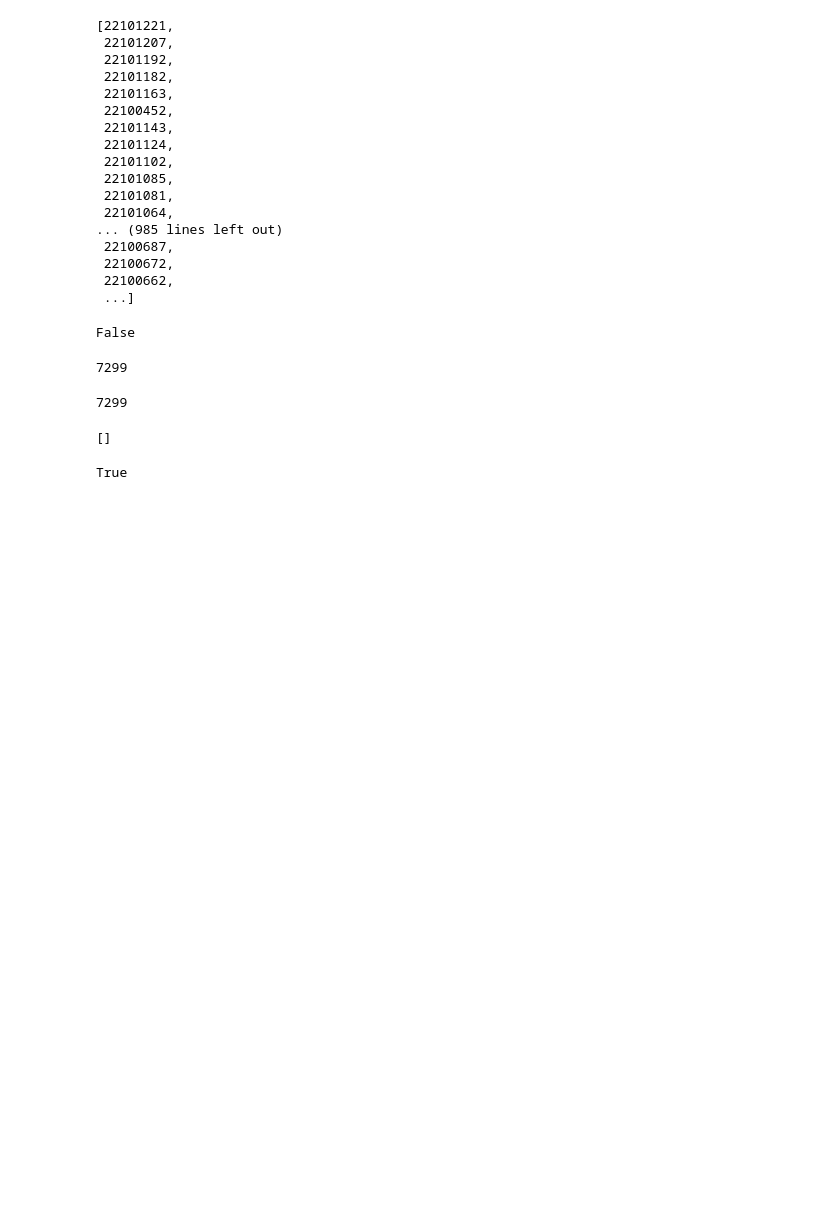
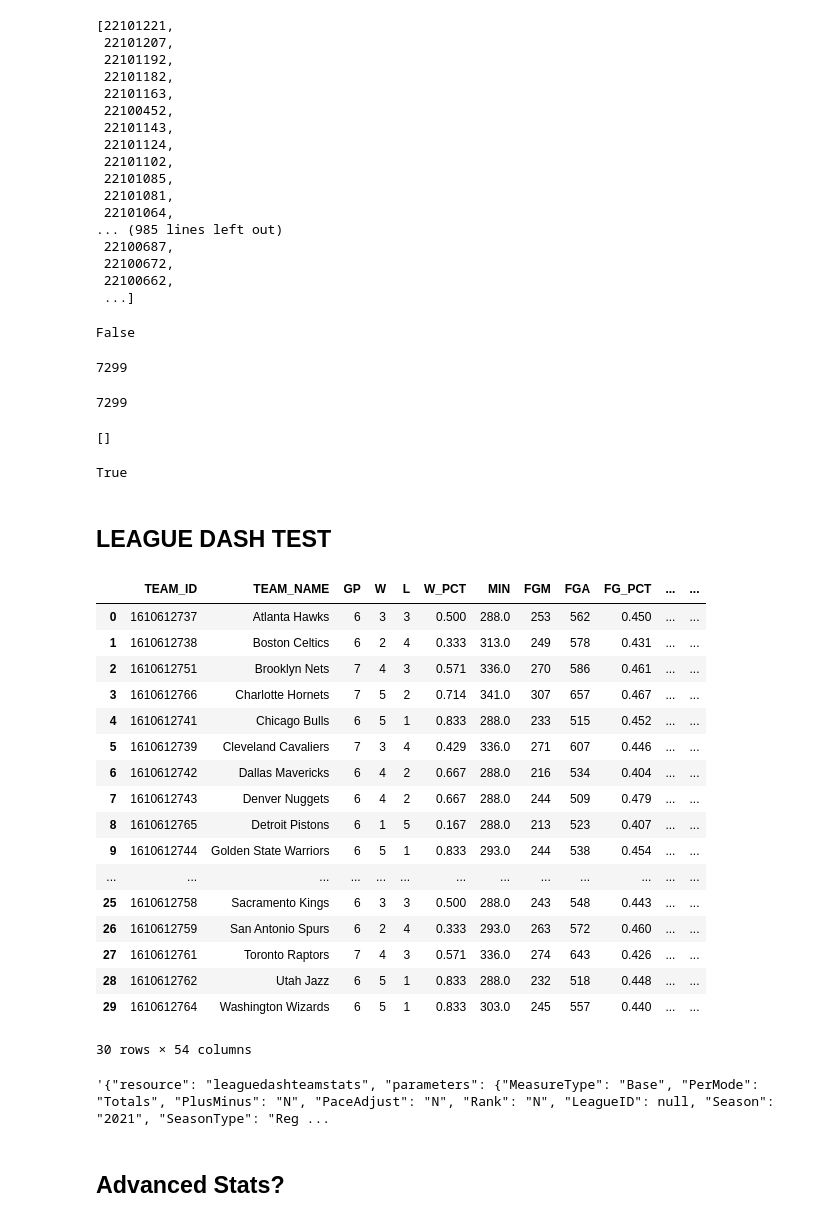
Before and after one commit to stevenworthington/sports_betting, a Jupyter notebook: james/spam_data/notebooks/Untitled1.ipynb, the cells around one changed output. Saved outputs shown, nothing was run; the diff lists cells and outputs as text; code cells hidden in the pictures; blank space fills up the shorter version.

```diff
--- a/james/spam_data/notebooks/Untitled1.ipynb
+++ b/james/spam_data/notebooks/Untitled1.ipynb
@@ -232,3 +278,34 @@ list(set(a) ^ set(b))
 set(a) == set(b)
 # %% [output]
 True
+# %% [markdown]
+## LEAGUE DASH TEST
+# %%
+x = leaguedashteamstats.LeagueDashTeamStats(month=1, season="2021-22")
+# %%
+x.get_data_frames()[0]
+# %% [output]
+|  | TEAM_ID | TEAM_NAME | GP | W | L | W_PCT | MIN | FGM | FGA | FG_PCT | ... | ... |
+| 0 | 1610612737 | Atlanta Hawks | 6 | 3 | 3 | 0.500 | 288.0 | 253 | 562 | 0.450 | ... | ... |
+| 1 | 1610612738 | Boston Celtics | 6 | 2 | 4 | 0.333 | 313.0 | 249 | 578 | 0.431 | ... | ... |
+| 2 | 1610612751 | Brooklyn Nets | 7 | 4 | 3 | 0.571 | 336.0 | 270 | 586 | 0.461 | ... | ... |
+| 3 | 1610612766 | Charlotte Hornets | 7 | 5 | 2 | 0.714 | 341.0 | 307 | 657 | 0.467 | ... | ... |
+| 4 | 1610612741 | Chicago Bulls | 6 | 5 | 1 | 0.833 | 288.0 | 233 | 515 | 0.452 | ... | ... |
+| 5 | 1610612739 | Cleveland Cavaliers | 7 | 3 | 4 | 0.429 | 336.0 | 271 | 607 | 0.446 | ... | ... |
+| 6 | 1610612742 | Dallas Mavericks | 6 | 4 | 2 | 0.667 | 288.0 | 216 | 534 | 0.404 | ... | ... |
+| 7 | 1610612743 | Denver Nuggets | 6 | 4 | 2 | 0.667 | 288.0 | 244 | 509 | 0.479 | ... | ... |
+| 8 | 1610612765 | Detroit Pistons | 6 | 1 | 5 | 0.167 | 288.0 | 213 | 523 | 0.407 | ... | ... |
+| 9 | 1610612744 | Golden State Warriors | 6 | 5 | 1 | 0.833 | 293.0 | 244 | 538 | 0.454 | ... | ... |
+| ... | ... | ... | ... | ... | ... | ... | ... | ... | ... | ... | ... | ... |
+| 25 | 1610612758 | Sacramento Kings | 6 | 3 | 3 | 0.500 | 288.0 | 243 | 548 | 0.443 | ... | ... |
+| 26 | 1610612759 | San Antonio Spurs | 6 | 2 | 4 | 0.333 | 293.0 | 263 | 572 | 0.460 | ... | ... |
+| 27 | 1610612761 | Toronto Raptors | 7 | 4 | 3 | 0.571 | 336.0 | 274 | 643 | 0.426 | ... | ... |
+| 28 | 1610612762 | Utah Jazz | 6 | 5 | 1 | 0.833 | 288.0 | 232 | 518 | 0.448 | ... | ... |
+| 29 | 1610612764 | Washington Wizards | 6 | 5 | 1 | 0.833 | 303.0 | 245 | 557 | 0.440 | ... | ... |
+30 rows × 54 columns
+# %%
+x.get_json()
+# %% [output]
+'{"resource": "leaguedashteamstats", "parameters": {"MeasureType": "Base", "PerMode": "Totals", "PlusMinus": "N", "PaceAdjust": "N", "Rank": "N", "LeagueID": null, "Season": "2021", "SeasonType": "Reg ...
+# %% [markdown]
+## Advanced Stats?
```
Also changed, not shown: parts of 10 cells of this notebook, 16 other files.
